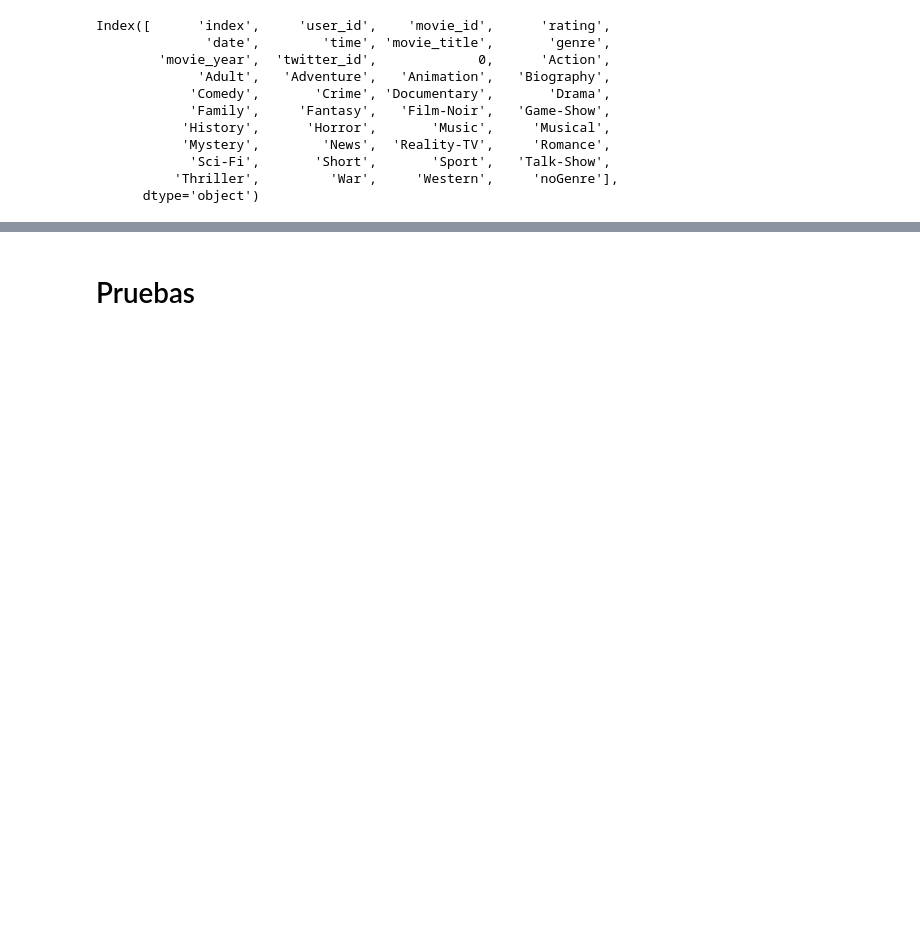
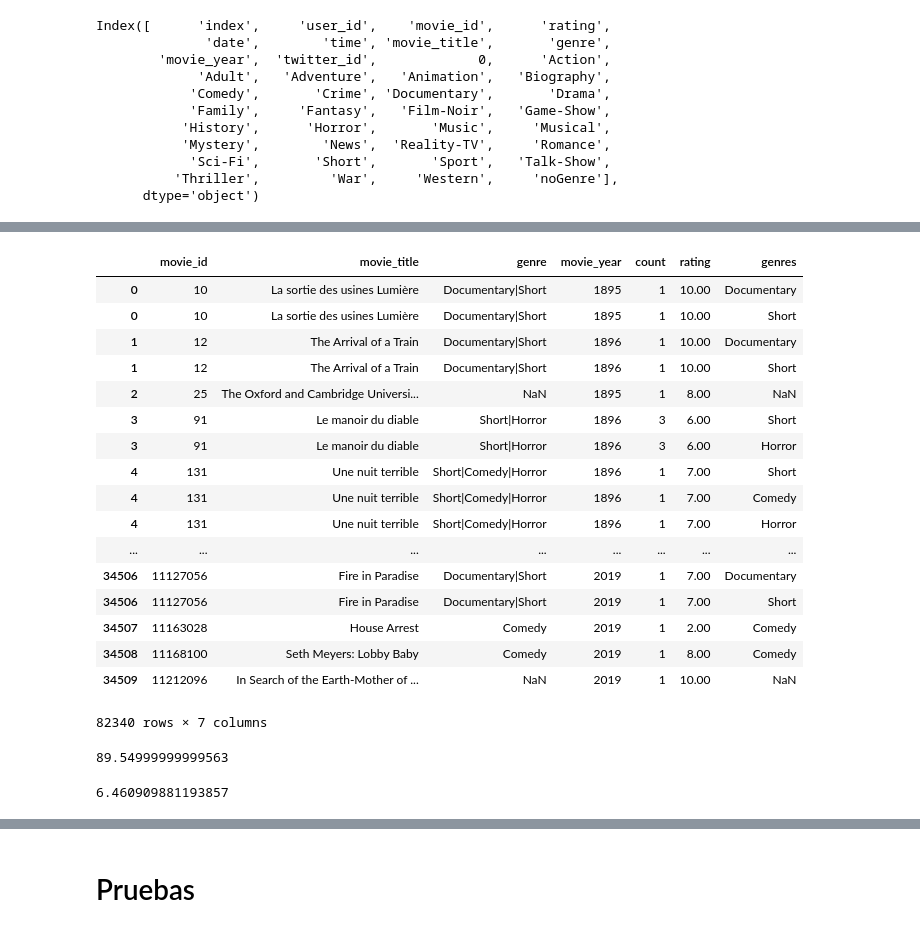
Before and after one commit to AlanItzep/Recommendation_System, a Jupyter notebook: twiter_movie_raiting.ipynb, the cells around one changed output, grey strips where cells are left out. Drawn from its saved outputs; the diff is of its cells as text; code cells hidden in the pictures; blank space fills up the shorter version.

```diff
--- a/twiter_movie_raiting.ipynb
+++ b/twiter_movie_raiting.ipynb
@@ -335,0 +380,3 @@ Index([      'index',     'user_id',    'movie_id',      'rating',
+# %%
+tes_coid.reset_index(level=0, inplace=True)
+tes_coid.head()
@@ -335,0 +390,2 @@ Index([      'index',     'user_id',    'movie_id',      'rating',
+# %%
+tes_coid.columns = ['movie_id','count']
@@ -335,0 +402,5 @@ Index([      'index',     'user_id',    'movie_id',      'rating',
+# %%
+grouped_data = result.groupby('movie_id')
+rating = pd.DataFrame(grouped_data['rating'].mean().round(2))
+rating.reset_index(level=0, inplace=True)
+rating.head()
@@ -335,0 +418,4 @@ Index([      'index',     'user_id',    'movie_id',      'rating',
+# %%
+tes_coid = pd.merge(tes_coid,rating, on='movie_id',how='outer')
+tes_coid = pd.merge(mv_df,tes_coid, on='movie_id',how='outer')
+tes_coid
@@ -370,0 +538,26 @@ for i in col:
+# %%
+s = tes_coid['genre'].str.split('|').apply(pd.Series, 1).stack()
+s.index = s.index.droplevel(-1)
+s.name = 'genres'
+tes_coid.join(s.apply(lambda x: pd.Series(x.split('|'))))
+tes_coid = tes_coid.join(s)
+tes_coid
+# %% [output]
+|  | movie_id | movie_title | genre | movie_year | count | rating | genres |
+| 0 | 10 | La sortie des usines Lumière | Documentary|Short | 1895 | 1 | 10.00 | Documentary |
+| 0 | 10 | La sortie des usines Lumière | Documentary|Short | 1895 | 1 | 10.00 | Short |
+| 1 | 12 | The Arrival of a Train | Documentary|Short | 1896 | 1 | 10.00 | Documentary |
+| 1 | 12 | The Arrival of a Train | Documentary|Short | 1896 | 1 | 10.00 | Short |
+| 2 | 25 | The Oxford and Cambridge Universi... | NaN | 1895 | 1 | 8.00 | NaN |
+| 3 | 91 | Le manoir du diable | Short|Horror | 1896 | 3 | 6.00 | Short |
+| 3 | 91 | Le manoir du diable | Short|Horror | 1896 | 3 | 6.00 | Horror |
+| 4 | 131 | Une nuit terrible | Short|Comedy|Horror | 1896 | 1 | 7.00 | Short |
+| 4 | 131 | Une nuit terrible | Short|Comedy|Horror | 1896 | 1 | 7.00 | Comedy |
+| 4 | 131 | Une nuit terrible | Short|Comedy|Horror | 1896 | 1 | 7.00 | Horror |
+| ... | ... | ... | ... | ... | ... | ... | ... |
+| 34506 | 11127056 | Fire in Paradise | Documentary|Short | 2019 | 1 | 7.00 | Documentary |
+| 34506 | 11127056 | Fire in Paradise | Documentary|Short | 2019 | 1 | 7.00 | Short |
+| 34507 | 11163028 | House Arrest | Comedy | 2019 | 1 | 2.00 | Comedy |
+| 34508 | 11168100 | Seth Meyers: Lobby Baby | Comedy | 2019 | 1 | 8.00 | Comedy |
+| 34509 | 11212096 | In Search of the Earth-Mother of ... | NaN | 2019 | 1 | 10.00 | NaN |
+82340 rows × 7 columns
@@ -370,0 +602,8 @@ for i in col:
+# %%
+m
+# %% [output]
+89.54999999999563
+# %%
+C
+# %% [output]
+6.460909881193857
```
Also changed, not shown: parts of 64 cells of this notebook.
